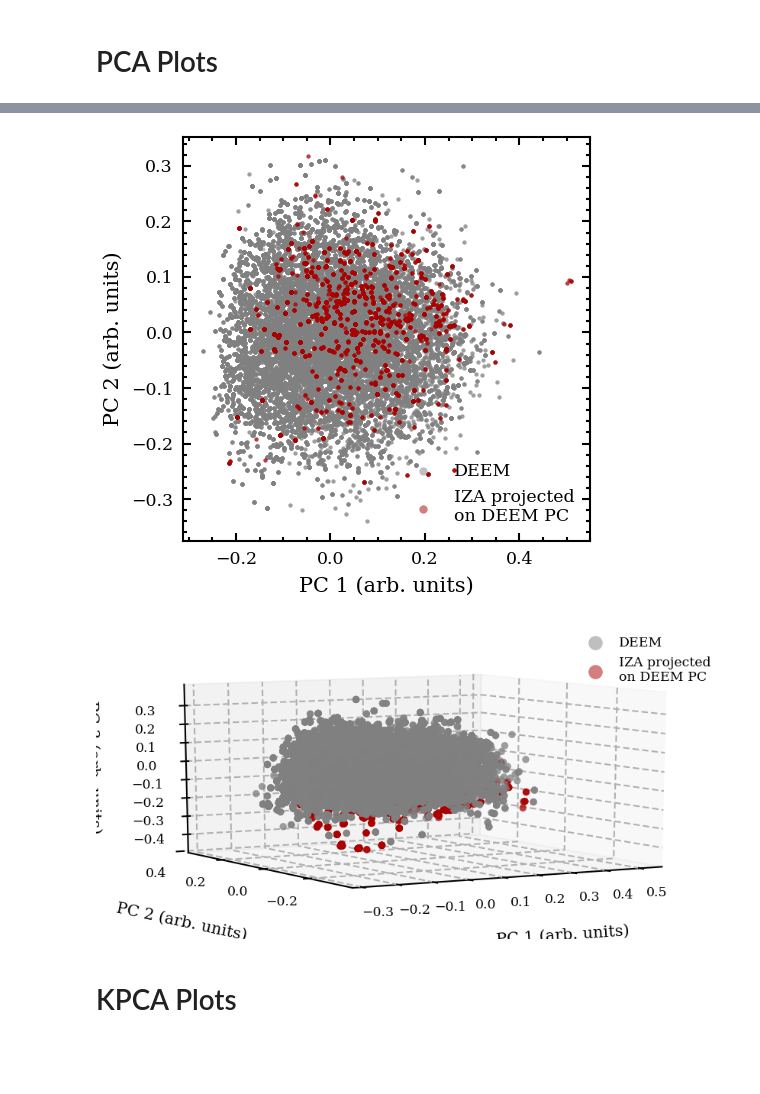
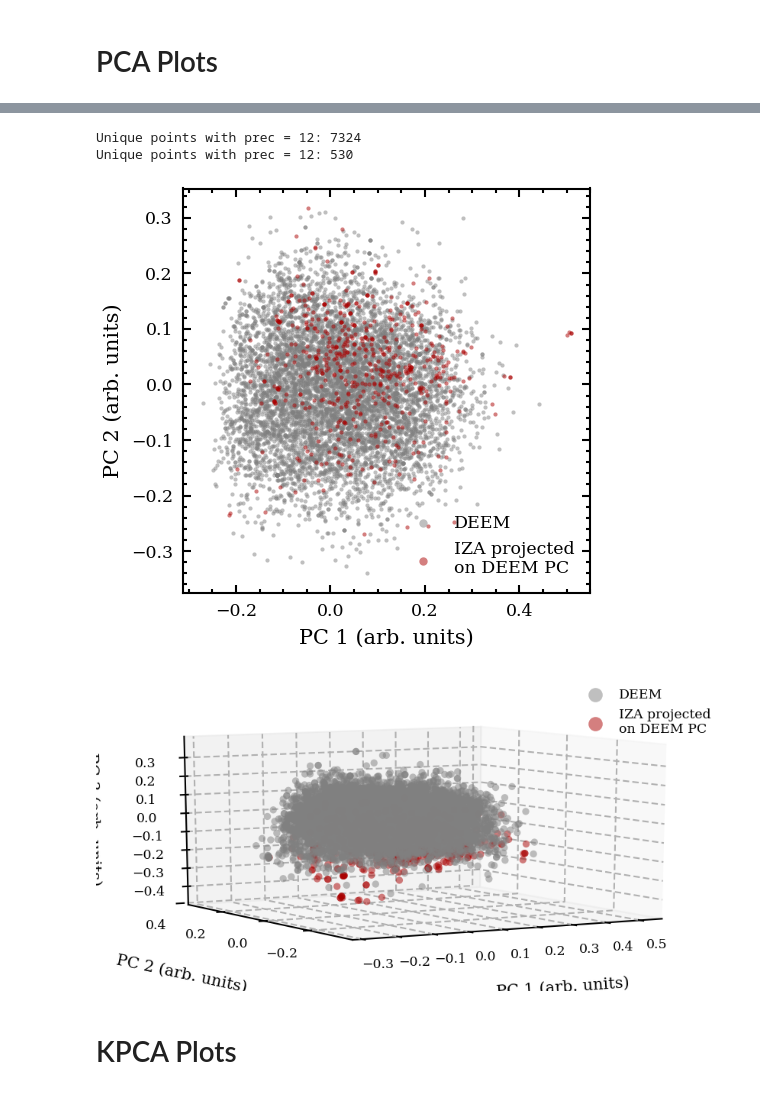
Before and after one commit to bhelfrecht/zeolites_iza-deem, a Jupyter notebook: Scripts/DEEM-IZA.ipynb, the cells around one changed output, grey strips where cells are left out. Drawn from its saved outputs; the diff is of its cells as text; code cells hidden in the pictures; blank space fills up the shorter version.

```diff
--- a/Scripts/DEEM-IZA.ipynb
+++ b/Scripts/DEEM-IZA.ipynb
@@ -86,7 +155,9 @@ plt.show()
 # %%
 # Load PCA data for IZA and DEEM (6.0 A SOAP cutoff)
-pcaDEEM = np.load('../Processed_Data/DEEM_1k/PCA/6.0/pca-0.npy')
-pcaIZA = np.load('../Processed_Data/IZAonDEEM_1k/PCA/6.0/pca-0.npy')
+udxs_DEEM_PCA_6 = fps_unique('../Processed_Data/DEEM_1k/PCA/6.0/FPS-uPCA.idxs')
+udxs_IZA_PCA_6 = fps_unique('../Processed_Data/IZAonDEEM_1k/PCA/6.0/FPS-uPCA.idxs')
+pcaDEEM = np.load('../Processed_Data/DEEM_1k/PCA/6.0/pca-0.npy')[udxs_DEEM_PCA_6, :]
+pcaIZA = np.load('../Processed_Data/IZAonDEEM_1k/PCA/6.0/pca-0.npy')[udxs_IZA_PCA_6, :]
 
 ### 2D PCA ###
 figPCA = plt.figure(figsize=(3.5, 3.5))
@@ -99,35 +170,37 @@ scatIZA = axsScat.scatter(pcaIZA[:, 0], pcaIZA[:, 1], c=colorList[1],
 
 axsScat.set_xlabel('PC 1 (arb. units)')
 axsScat.set_ylabel('PC 2 (arb. units)')
 
 
 axsScat.legend(labels=['DEEM', 'IZA projected\non DEEM PC'], frameon=False, markerscale=2.0)
 
 figPCA.savefig('../Results/DEEM_1k/pca_IZAonDEEM_6.0.png', bbox_inches='tight')
 
 ### 3D PCA ###
 fig3D = plt.figure(figsize=(7.0, 3.5))
 axs3D = fig3D.add_subplot(1, 1, 1, projection='3d')
 
 scatDEEM3D = axs3D.scatter(pcaDEEM[:, 0], pcaDEEM[:, 1], pcaDEEM[:, 2], c=colorList[5],
                            edgecolor='k', linewidths=0.0, alpha=0.5)
 scatIZA3D = axs3D.scatter(pcaIZA[:, 0], pcaIZA[:, 1], pcaIZA[:, 2], c=colorList[1],
                           edgecolor='k', linewidths=0.0, alpha=0.5)
 
 axs3D.set_xlabel('PC 1 (arb. units)', labelpad=20)
 axs3D.set_ylabel('PC 2 (arb. units)', labelpad=20)
 axs3D.set_zlabel('PC 3 (arb. units)', labelpad=10)
 axs3D.set_yticks(axs3D.get_yticks()[2::2])
 axs3D.view_init(10, -120)
 
 axs3D.legend(labels=['DEEM', 'IZA projected\non DEEM PC'], frameon=False, markerscale=2.0)
 
 fig3D.savefig('../Results/DEEM_1k/pca_IZAonDEEM_6.0_3D.png', bbox_inches='tight')
 
 plt.show()
 # %% [output]
+Unique points with prec = 12: 7324
+Unique points with prec = 12: 530
-[figure, old version]
+[figure, new version]
-[figure, old version]
+[figure, new version]
 # %% [markdown]
 # KPCA Plots
 # %%
```
Also changed, not shown: parts of 31 cells of this notebook, 16 other files.
